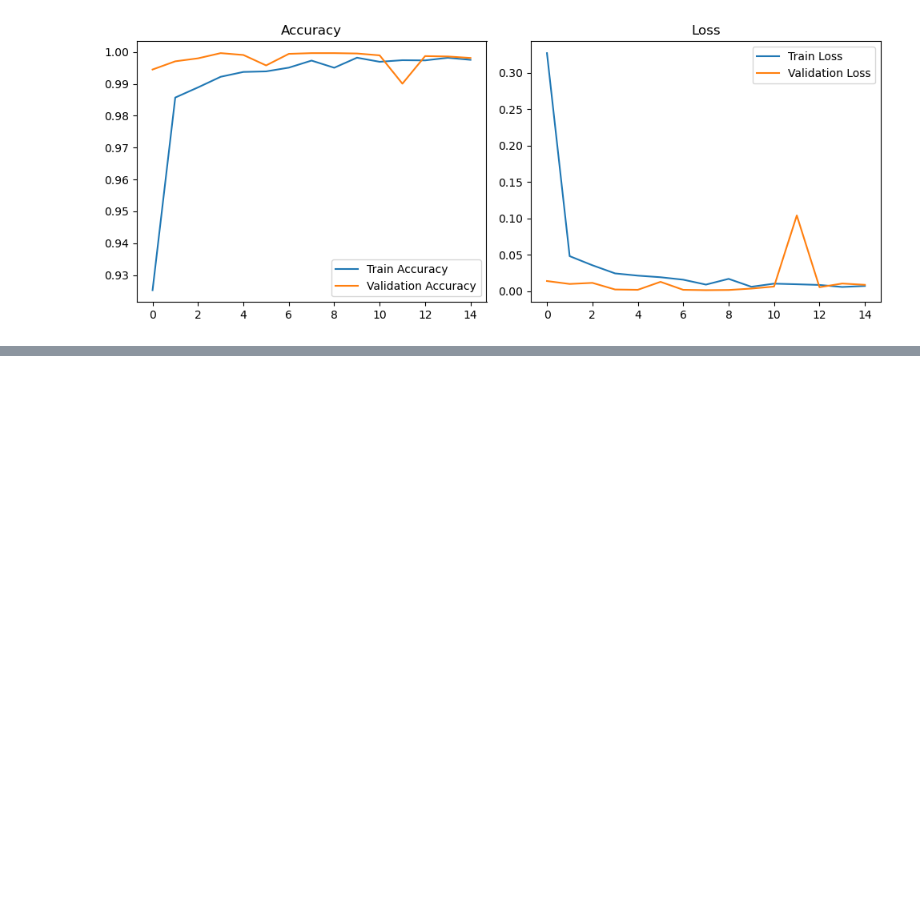
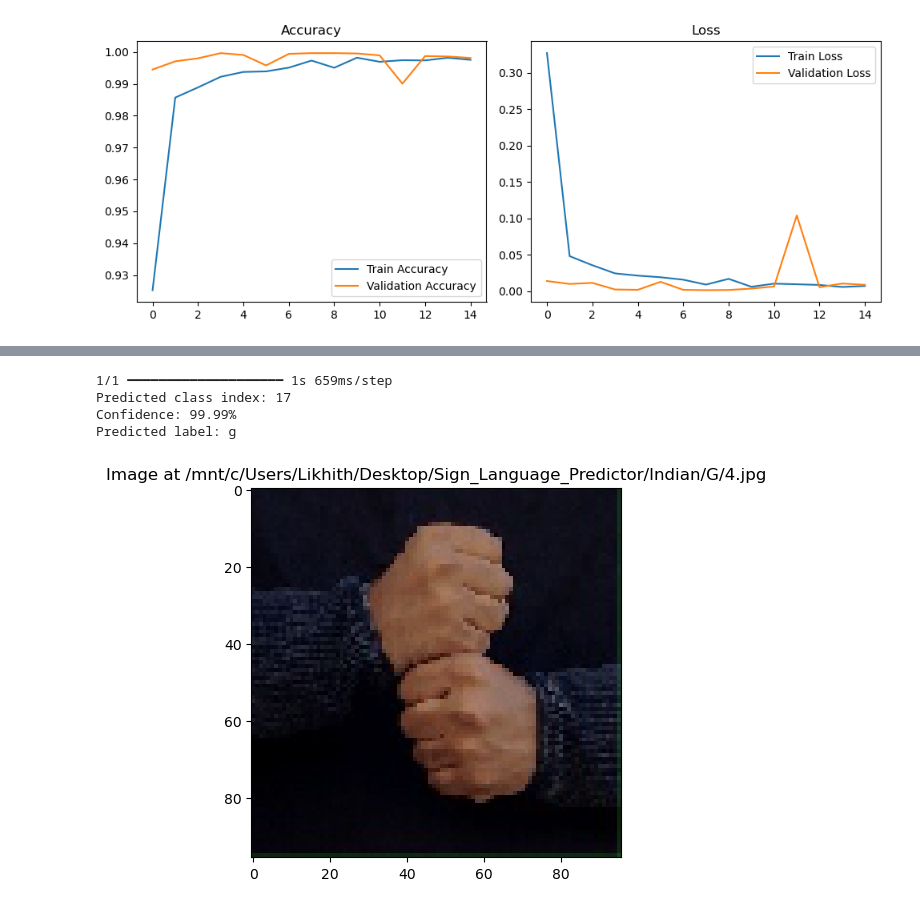
Before and after one commit to Pranav9805/Internship2, a Jupyter notebook: model.ipynb, the cells around one changed output, grey strips where cells are left out. Cells and saved outputs as stored; diff of their text form; code cells hidden in the pictures; blank space fills up the shorter version.

```diff
--- a/model.ipynb
+++ b/model.ipynb
@@ -257,0 +244,47 @@ Predicted label: I
+# %%
+import numpy as np
+from tensorflow.keras.preprocessing import image
+from tensorflow.keras.models import load_model
+
+
+
+model = load_model("/mnt/c/Users/Likhith/Desktop/Sign_Language_Predictor/model1.keras")
+
+labels = ['1', '2', '3', '4', '5', '6', '7', '8', '9', 'A', 'B', 'C', 'D', 'E', 'F',
+          'G', 'H', 'I', 'J', 'K', 'L', 'M', 'N', 'O', 'P', 'Q', 'R', 'S', 'T', 'U',
+          'V', 'W', 'X', 'Y', 'Z']
+
+def preprocess_image(img_path, target_size=(96, 96)):
+
+    img = image.load_img(img_path, target_size=target_size , color_mode='rgb')
+    img_array = image.img_to_array(img)
+    img_array = img_array / 255.0
+    img_array = np.expand_dims(img_array, axis=0)
+    return img_array
+
+def predict_image(img_path):
+    img_array = preprocess_image(img_path)
+    preds = model.predict(img_array)
+    predicted_index = np.argmax(preds[0])
+    confidence = preds[0][predicted_index] * 100
+    predicted_label1 = labels[predicted_index]
+
+    print(f"Predicted class index: {predicted_index}")
+    print(f"Confidence: {confidence:.2f}%")
+    print(f"Predicted label: {predicted_label}")
+    return predicted_label, confidence
+
+img_path = "/mnt/c/Users/Likhith/Desktop/Sign_Language_Predictor/Indian/G/4.jpg"
+predict_image(img_path)
+
+import matplotlib.pyplot as plt
+img = image.load_img(img_path, target_size=(96, 96))
+plt.imshow(img)
+plt.title(f"Image at {img_path}")
+plt.show()
+# %% [output]
+1/1 ━━━━━━━━━━━━━━━━━━━━ 1s 659ms/step
+Predicted class index: 17
+Confidence: 99.99%
+Predicted label: g
+[figure, added]
```
Also changed, not shown: parts of 8 cells of this notebook.
